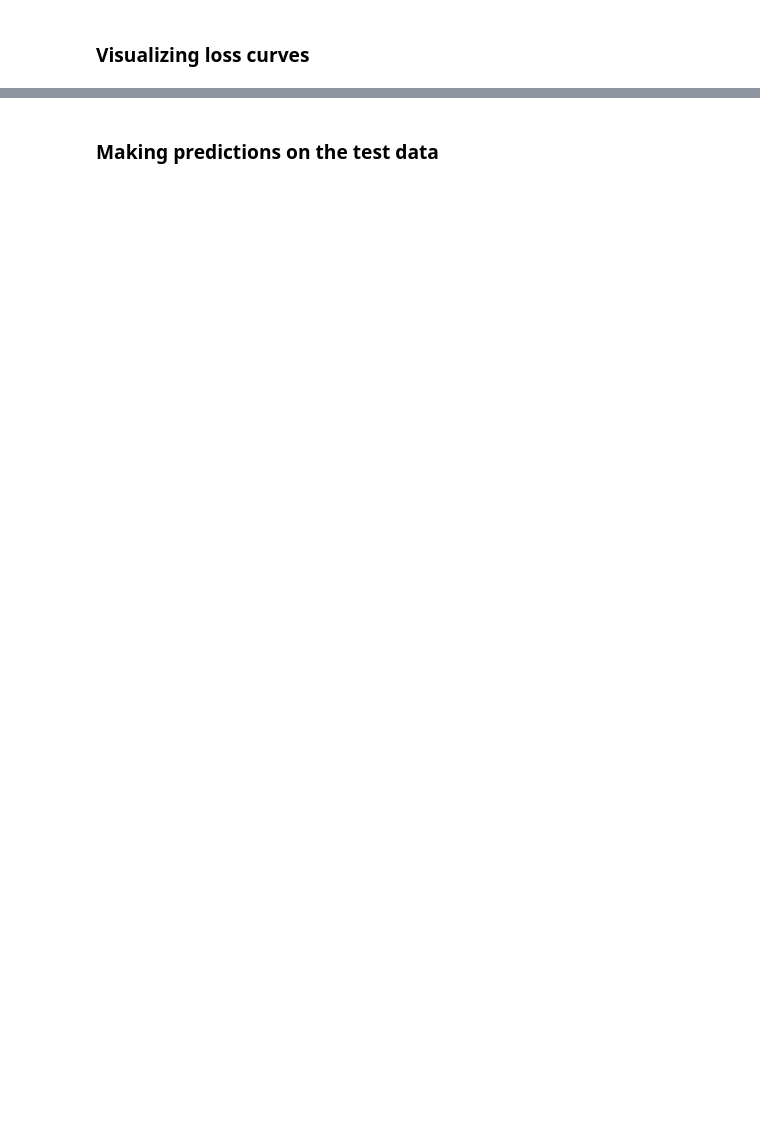
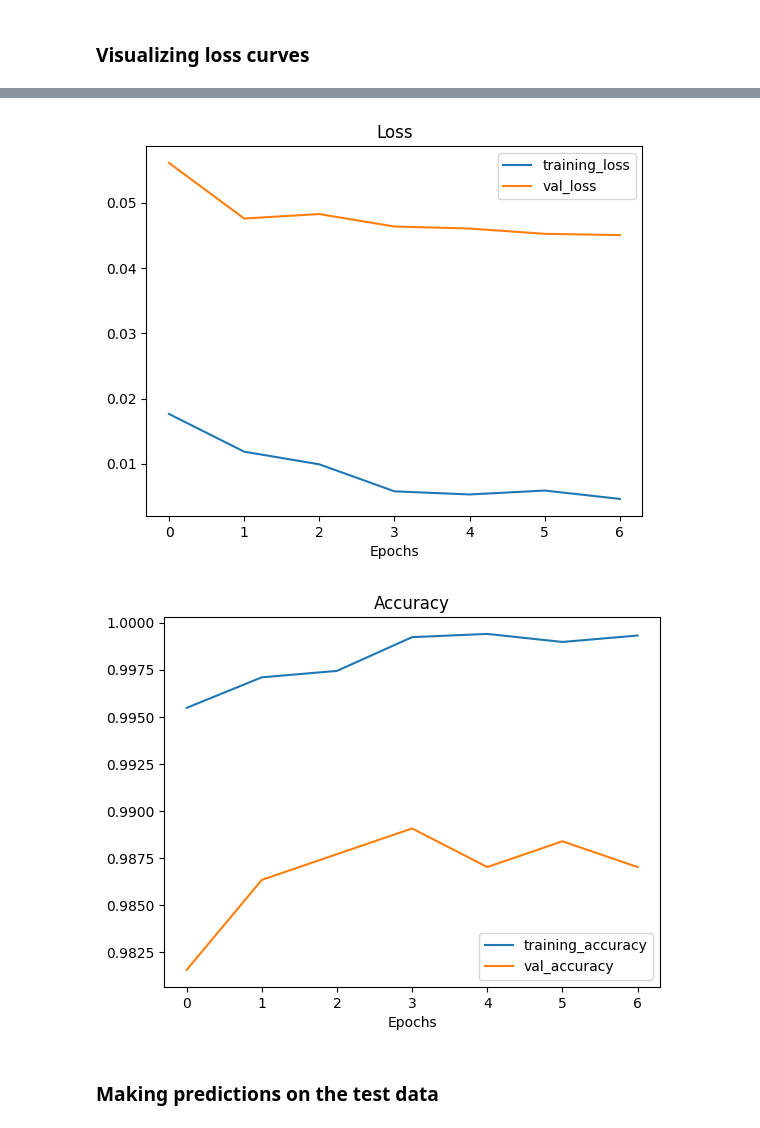
Before and after one commit to dvk65/Trash-Classification, a Jupyter notebook: trash_classification_using_ResNet.ipynb, the cells around one changed output, grey strips where cells are left out. Drawn from its saved outputs; the diff is of its cells as text; code cells hidden in the pictures; blank space fills up the shorter version.

```diff
--- a/trash_classification_using_ResNet.ipynb
+++ b/trash_classification_using_ResNet.ipynb
@@ -369,0 +322,28 @@ Epoch 4: val_accuracy did not improve from 0.98943
+# %%
+# Phase 2
+# Specializes the dataset for our dataset by training deeper layers
+
+# Unfreeze deeper layers
+model.layers[3].trainable = True  # ResNet50 backbone
+
+for layer in model.layers[3].layers[:-30]:
+    layer.trainable = False
+
+model.compile(
+    optimizer=Adam(0.00001),
+    loss="sparse_categorical_crossentropy",
+    metrics=["accuracy"]
+)
+
+callbacks_phase2 = [
+    EarlyStopping(monitor="val_accuracy", patience=3, restore_best_weights=True, mode="max"),
+    ModelCheckpoint("checkpoints/resnet_phase2.keras", save_best_only=True),
+    ReduceLROnPlateau(monitor="val_loss", factor=0.2, patience=1, verbose=1) # learning rate scheduler that reduces learning rate when monitored metric(val_loss) stops improving
+]
+
+history2 = model.fit(
+    tf_train,
+    validation_data=tf_val,
+    epochs=20,
+    callbacks=callbacks_phase2
+)
@@ -425,2 +422,7 @@ plot_loss_curves(history)
+# %%
+plot_loss_curves(history2)
+# %% [output]
+[figure, added]
+[figure, added]
 # %% [markdown]
 ### Making predictions on the test data
```
Also changed, not shown: parts of 41 cells of this notebook, 1 other file.
